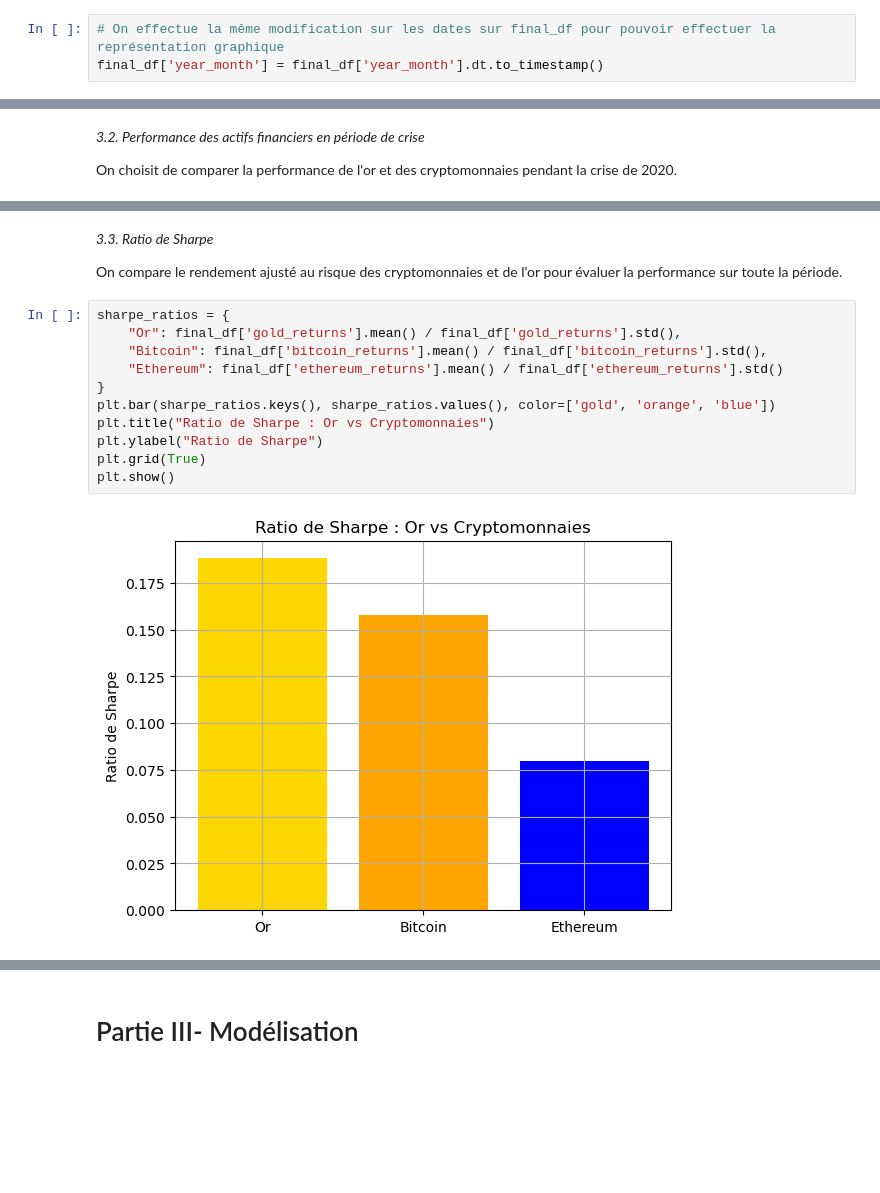
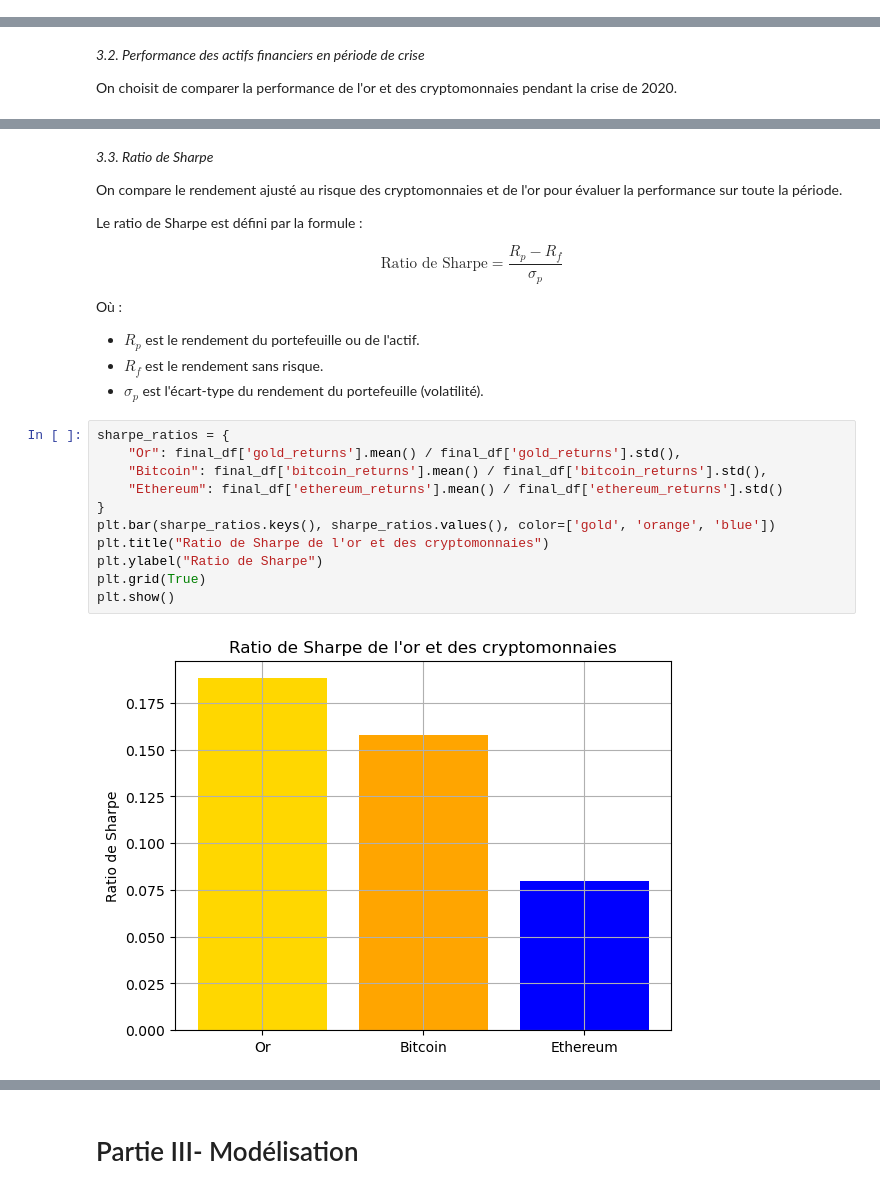
Before and after one commit to hafsaelibrahimi/projet_gold_refuge, a Jupyter notebook: dataset.ipynb, the cells around one changed output, grey strips where cells are left out. Cells and saved outputs as stored; diff of their text form; blank space fills up the shorter version.

Commit message:
Ratio de Sharpe et volatilité

```diff
--- a/dataset.ipynb
+++ b/dataset.ipynb
@@ -462,3 +445,0 @@ On représente également le prix des actions ainsi que le volume entre 2000 et
-# %%
-# On effectue la même modification sur les dates sur final_df pour pouvoir effectuer la représentation graphique
-final_df['year_month'] = final_df['year_month'].dt.to_timestamp()
@@ -640,16 +576,27 @@ plt.show()
 *3.3. Ratio de Sharpe*
 
 On compare le rendement ajusté au risque des cryptomonnaies et de l'or pour évaluer la performance sur toute la période.
+
+Le ratio de Sharpe est défini par la formule :
+
+$$
+\text{Ratio de Sharpe} = \frac{R_p - R_f}{\sigma_p}
+$$
+
+Où :
+- $ R_p $ est le rendement du portefeuille ou de l'actif.
+- $ R_f $ est le rendement sans risque.
+- $ \sigma_p $ est l'écart-type du rendement du portefeuille (volatilité).
 # %%
 sharpe_ratios = {
     "Or": final_df['gold_returns'].mean() / final_df['gold_returns'].std(),
     "Bitcoin": final_df['bitcoin_returns'].mean() / final_df['bitcoin_returns'].std(),
     "Ethereum": final_df['ethereum_returns'].mean() / final_df['ethereum_returns'].std()
 }
 plt.bar(sharpe_ratios.keys(), sharpe_ratios.values(), color=['gold', 'orange', 'blue'])
-plt.title("Ratio de Sharpe : Or vs Cryptomonnaies")
+plt.title("Ratio de Sharpe de l'or et des cryptomonnaies")
 plt.ylabel("Ratio de Sharpe")
 plt.grid(True)
 plt.show()
 # %% [output]
-[figure, old version]
+[figure, new version]
```
Also changed, not shown: parts of 39 cells of this notebook.
